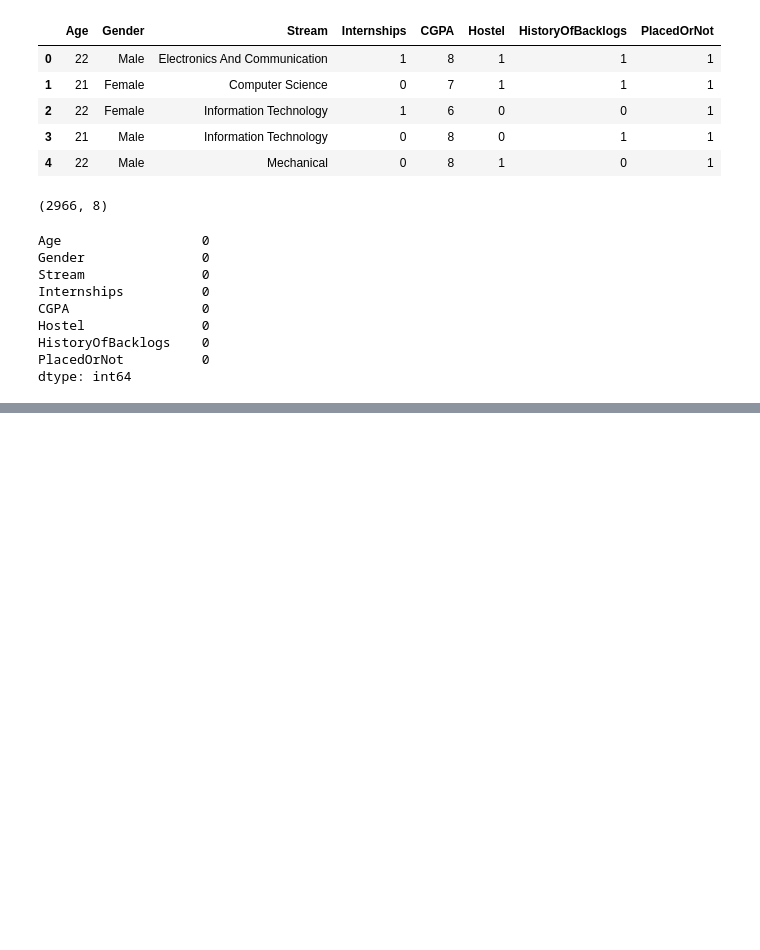
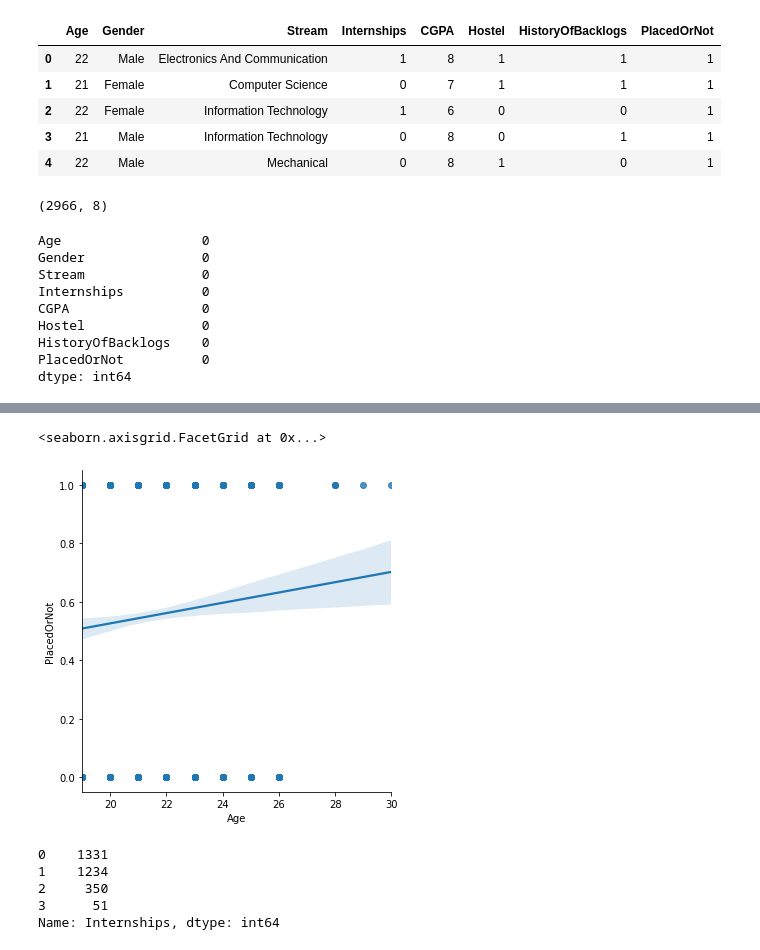
Before and after one commit to IkeLyons/HW1_LogisticRegression, a Jupyter notebook: LogisticRegression.ipynb, the cells around one changed output, grey strips where cells are left out. Saved outputs shown, nothing was run; the diff lists cells and outputs as text; code cells hidden in the pictures; blank space fills up the shorter version.

Commit message:
Explored the data

```diff
--- a/LogisticRegression.ipynb
+++ b/LogisticRegression.ipynb
@@ -69,0 +101,15 @@ dtype: int64
+# %%
+# Seeing if there is any notable correlation betweeen age and placement
+sb.lmplot(x='Age', y='PlacedOrNot', data=dataset)
+# %% [output]
+<seaborn.axisgrid.FacetGrid at 0x...>
+[figure, added]
+# %%
+# Look at the amount of internships that applicants had
+dataset.Internships.value_counts()
+# %% [output]
+0    1331
+1    1234
+2     350
+3      51
+Name: Internships, dtype: int64
```
Also changed, not shown: parts of 17 cells of this notebook.
